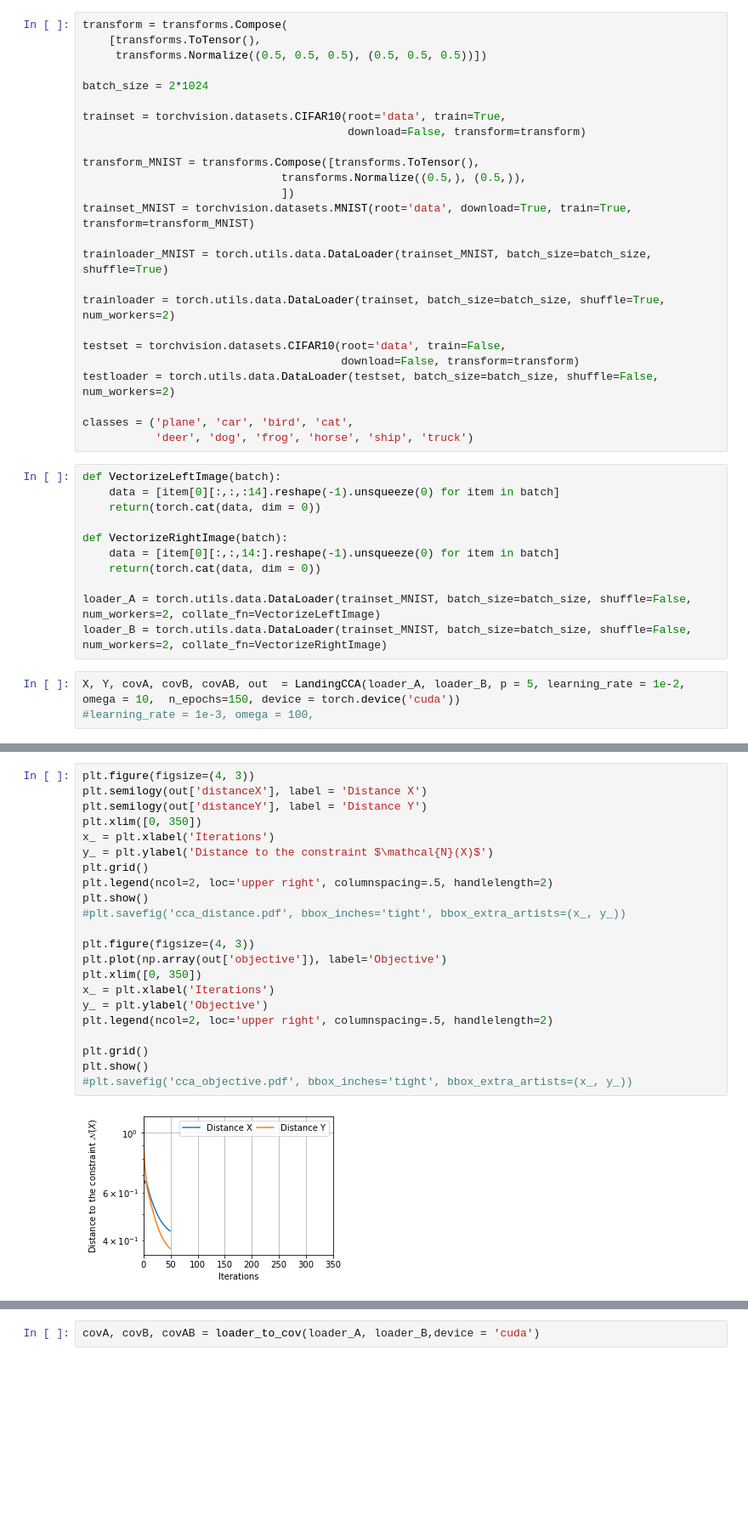
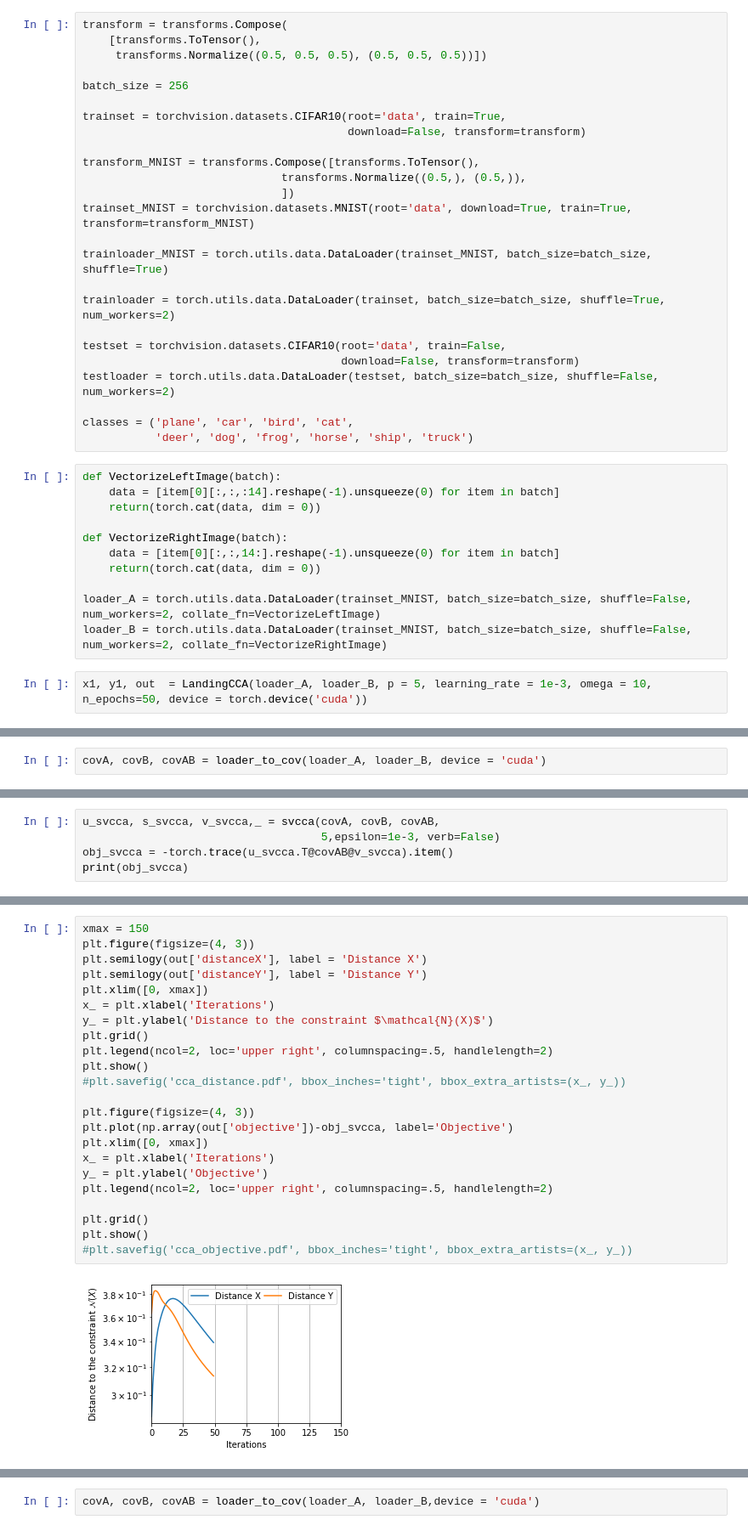
Before and after one commit to simonvary/landing-generalized-stiefel, a Jupyter notebook: test_resnet_cca.ipynb, the cells around one changed output, grey strips where cells are left out. Shown at 85% size. Saved outputs shown, nothing was run; the diff lists cells and outputs as text; blank space fills up the shorter version.

```diff
--- a/test_resnet_cca.ipynb
+++ b/test_resnet_cca.ipynb
@@ -28,7 +28,7 @@ transform = transforms.Compose(
     [transforms.ToTensor(),
      transforms.Normalize((0.5, 0.5, 0.5), (0.5, 0.5, 0.5))])
 
-batch_size = 2*1024
+batch_size = 256
 
 trainset = torchvision.datasets.CIFAR10(root='data', train=True,
                                         download=False, transform=transform)
@@ -60,6 +60,5 @@ def VectorizeRightImage(batch):
 loader_A = torch.utils.data.DataLoader(trainset_MNIST, batch_size=batch_size, shuffle=False, num_workers=2, collate_fn=VectorizeLeftImage)
 loader_B = torch.utils.data.DataLoader(trainset_MNIST, batch_size=batch_size, shuffle=False, num_workers=2, collate_fn=VectorizeRightImage)
 # %%
-X, Y, covA, covB, covAB, out  = LandingCCA(loader_A, loader_B, p = 5, learning_rate = 1e-2, omega = 10,  n_epochs=150, device = torch.device('cuda'))
-#learning_rate = 1e-3, omega = 100,
+x1, y1, out  = LandingCCA(loader_A, loader_B, p = 5, learning_rate = 1e-3, omega = 10,  n_epochs=50, device = torch.device('cuda'))
 # %% [output]
@@ -82,0 +82,2 @@ Dist Y: 0.37246
+# %%
+covA, covB, covAB = loader_to_cov(loader_A, loader_B, device = 'cuda')
@@ -82,0 +95,5 @@ Dist Y: 0.37246
+# %%
+u_svcca, s_svcca, v_svcca,_ = svcca(covA, covB, covAB,
+                                    5,epsilon=1e-3, verb=False)
+obj_svcca = -torch.trace(u_svcca.T@covAB@v_svcca).item()
+print(obj_svcca)
@@ -83,24 +102,25 @@ Dist Y: 0.37246
 # %%
+xmax = 150
 plt.figure(figsize=(4, 3))
 plt.semilogy(out['distanceX'], label = 'Distance X')
 plt.semilogy(out['distanceY'], label = 'Distance Y')
-plt.xlim([0, 350])
+plt.xlim([0, xmax])
 x_ = plt.xlabel('Iterations')
 y_ = plt.ylabel('Distance to the constraint $\mathcal{N}(X)$')
 plt.grid()
 plt.legend(ncol=2, loc='upper right', columnspacing=.5, handlelength=2)
 plt.show()
 #plt.savefig('cca_distance.pdf', bbox_inches='tight', bbox_extra_artists=(x_, y_))
 
 plt.figure(figsize=(4, 3))
-plt.plot(np.array(out['objective']), label='Objective')
-plt.xlim([0, 350])
+plt.plot(np.array(out['objective'])-obj_svcca, label='Objective')
+plt.xlim([0, xmax])
 x_ = plt.xlabel('Iterations')
 y_ = plt.ylabel('Objective')
 plt.legend(ncol=2, loc='upper right', columnspacing=.5, handlelength=2)
 
 plt.grid()
 plt.show()
 #plt.savefig('cca_objective.pdf', bbox_inches='tight', bbox_extra_artists=(x_, y_))
 # %% [output]
-[figure, old version]
+[figure, new version]
```
Also changed, not shown: parts of 6 cells of this notebook, 26 other files.
